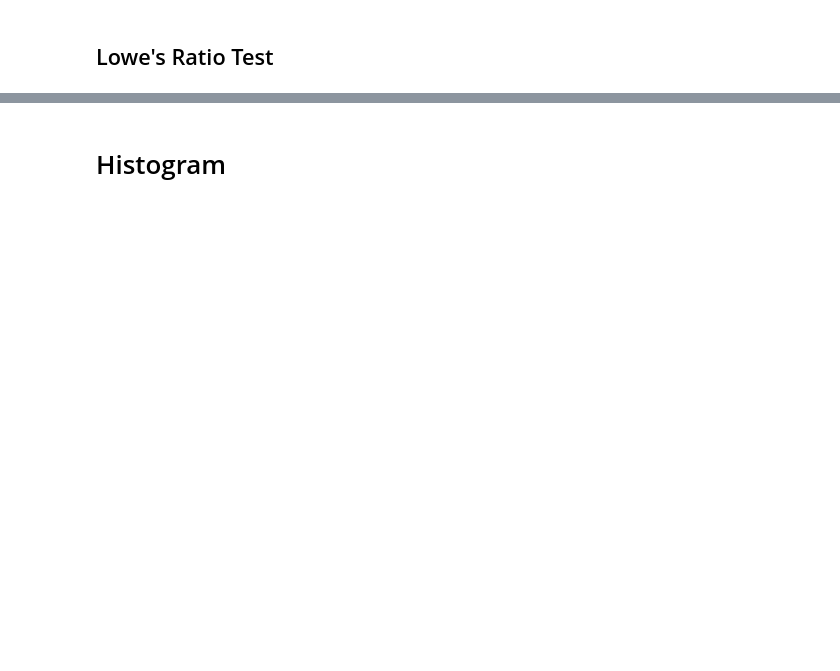
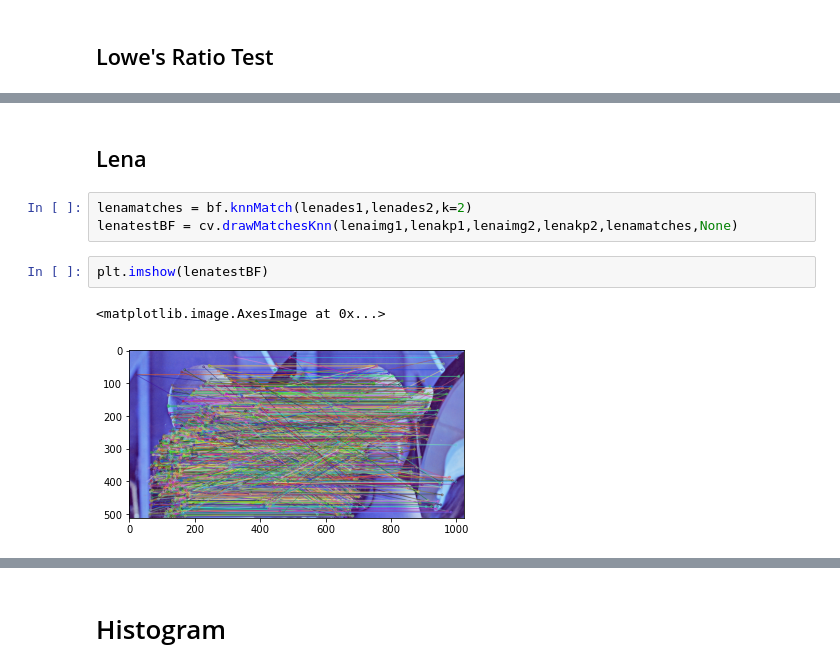
Before and after one commit to Xeposem/ELEC474, a Jupyter notebook: Lab4/PreLab/Main_WilliamDu_20100436.ipynb, the cells around one changed output, grey strips where cells are left out. Drawn from its saved outputs; the diff is of its cells as text; blank space fills up the shorter version.

```diff
--- a/Lab4/PreLab/Main_WilliamDu_20100436.ipynb
+++ b/Lab4/PreLab/Main_WilliamDu_20100436.ipynb
@@ -54,0 +80,10 @@ plt.imshow(img3BF)
+# %% [markdown]
+## Lena
+# %%
+lenamatches = bf.knnMatch(lenades1,lenades2,k=2)
+lenatestBF = cv.drawMatchesKnn(lenaimg1,lenakp1,lenaimg2,lenakp2,lenamatches,None)
+# %%
+plt.imshow(lenatestBF)
+# %% [output]
+<matplotlib.image.AxesImage at 0x...>
+[figure, added]
```
Also changed, not shown: parts of 20 cells of this notebook, 2 other files.
